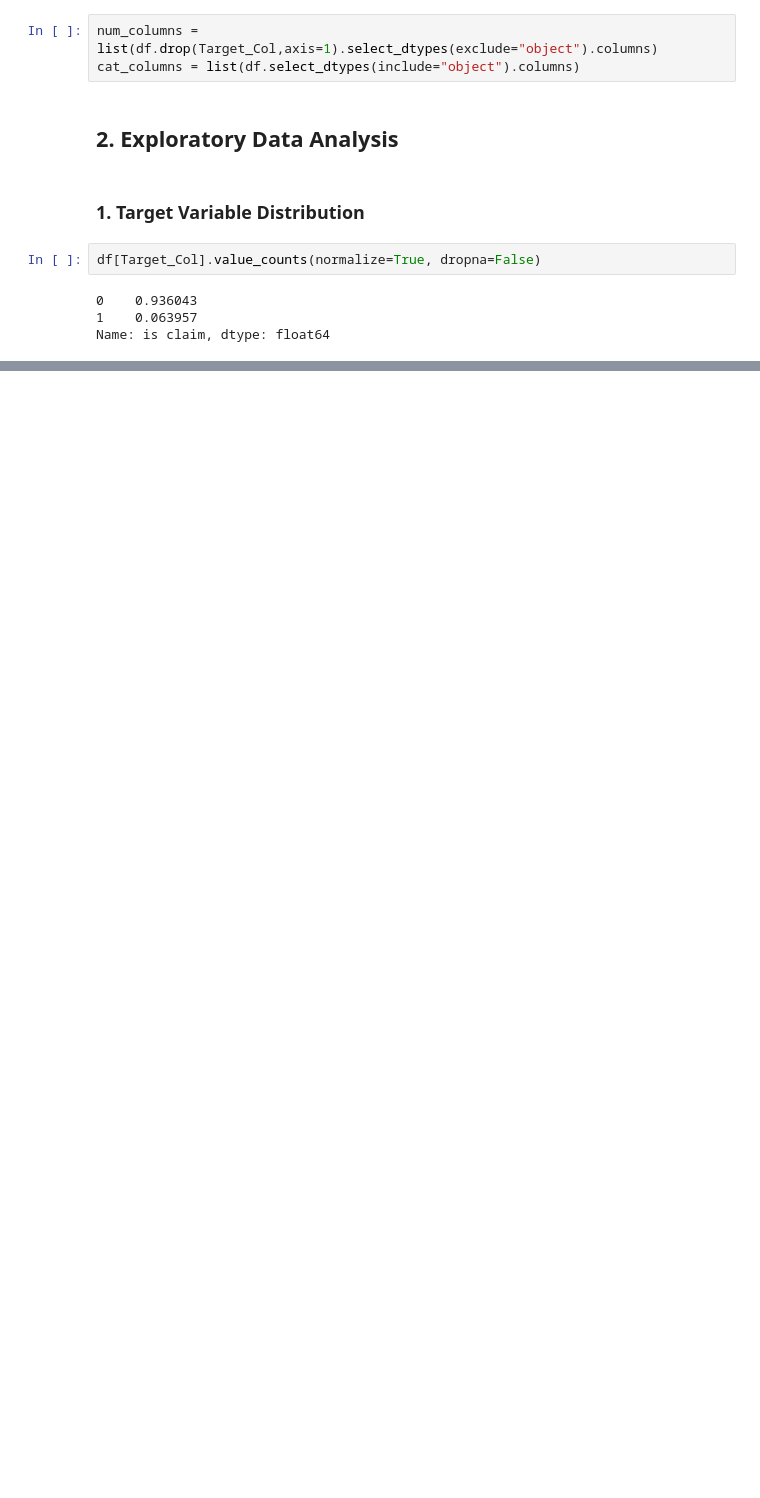
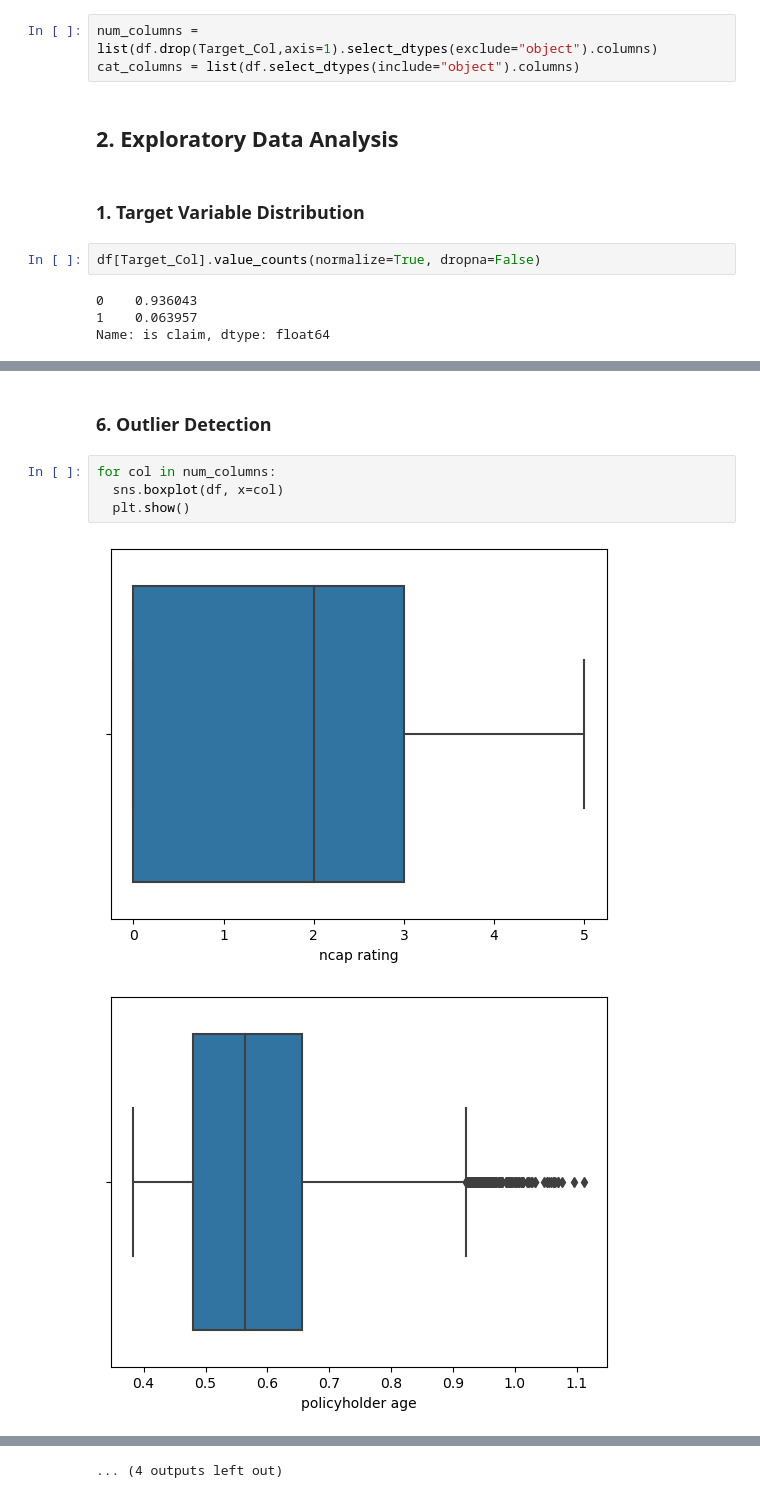
Before and after one commit to Rurushu13/IVAA-Hackaton, a Jupyter notebook: main2.ipynb, the cells around one changed output, grey strips where cells are left out. Drawn from its saved outputs; the diff is of its cells as text; blank space fills up the shorter version.

Commit message:
13:09 seaborn boxplots

```diff
--- a/main2.ipynb
+++ b/main2.ipynb
@@ -260,0 +333,9 @@ array([[<AxesSubplot:title={'center':'ID'}>,
+# %% [markdown]
+### 6. Outlier Detection
+# %%
+for col in num_columns:
+  sns.boxplot(df, x=col)
+  plt.show()
+# %% [output]
+[figure, added]
+[figure, added]
@@ -261 +352,2 @@ array([[<AxesSubplot:title={'center':'ID'}>,
+... (4 outputs left out)
 # %%
```
Also changed, not shown: parts of 15 cells of this notebook, 1 other file.
